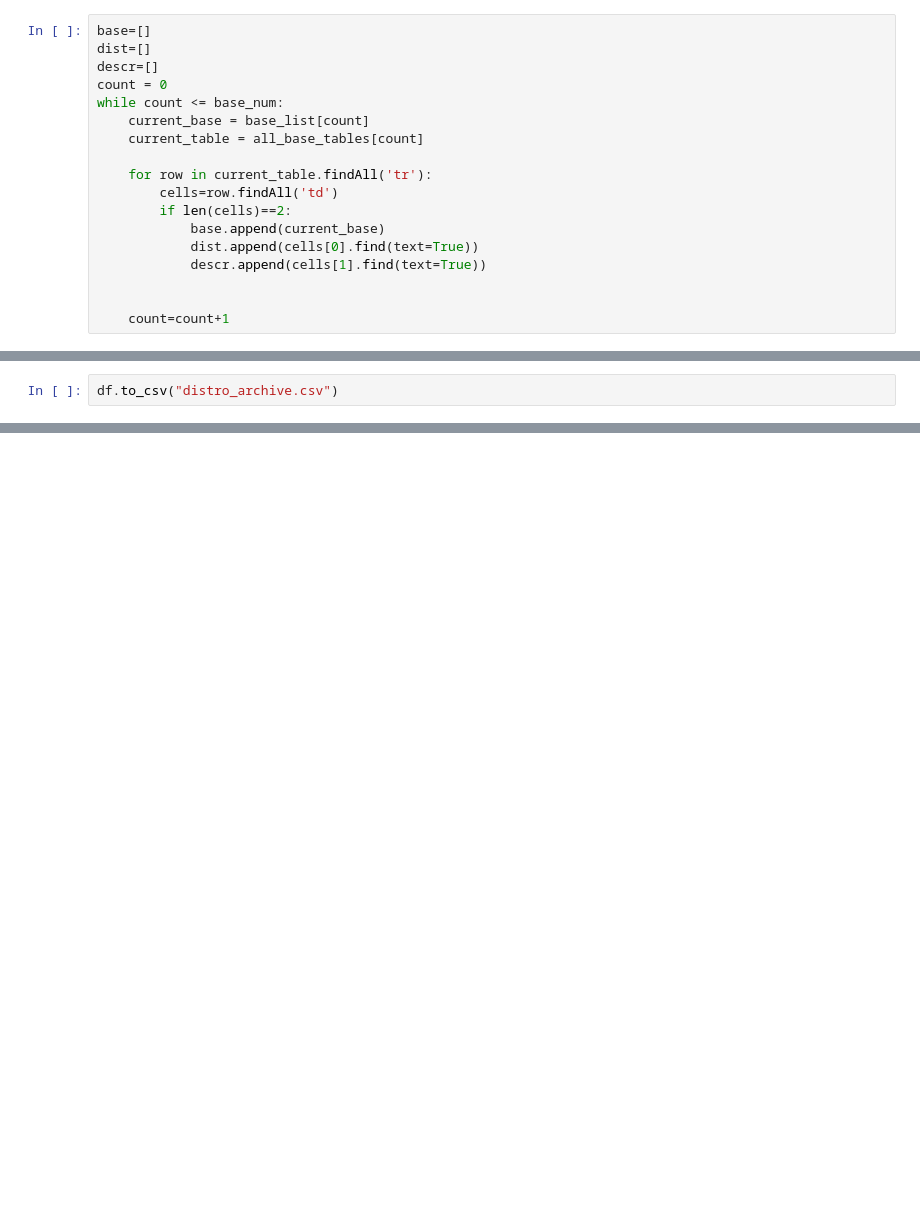
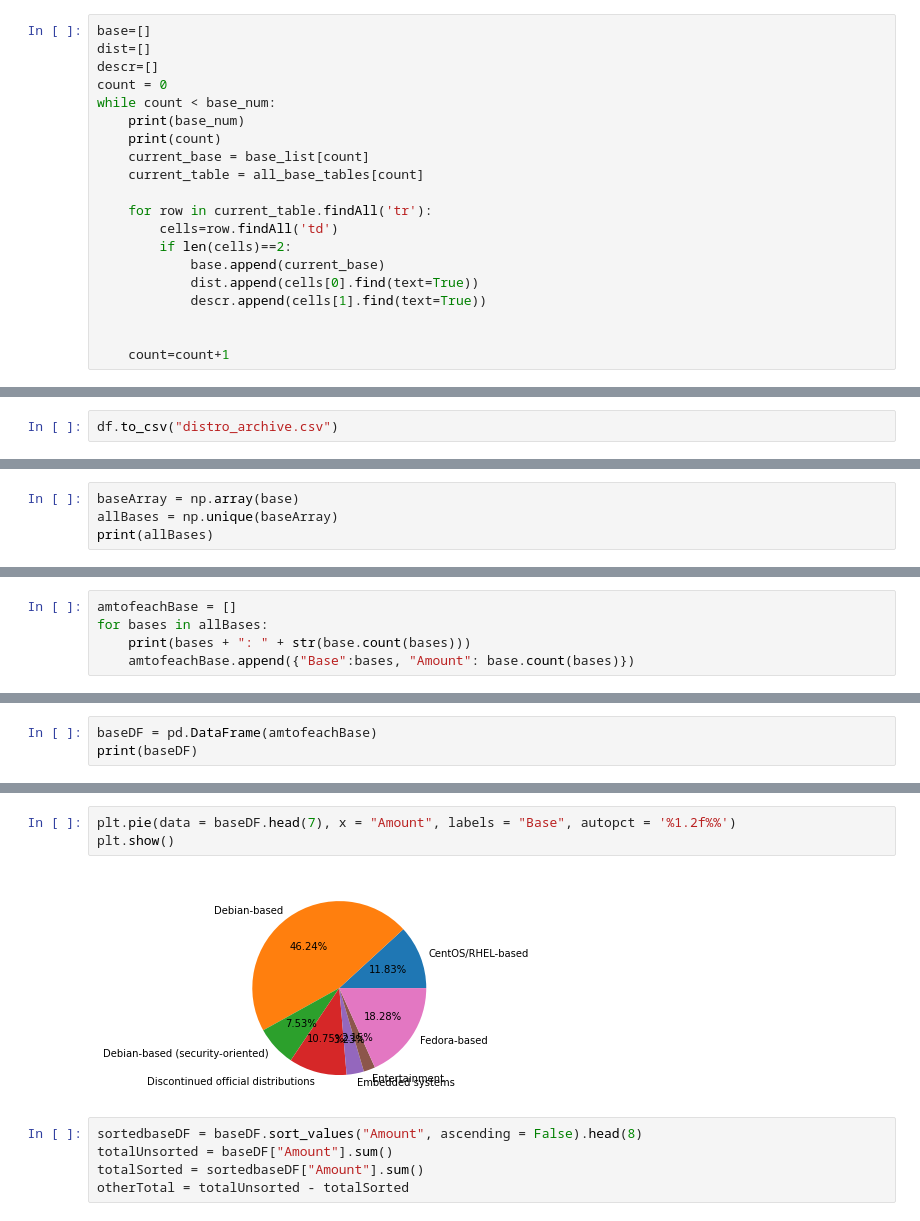
Before and after one commit to B0G0311/CSC221-PTGARLAND-GroupProject, a Jupyter notebook: CSC221_ptgarland_GroupProject.ipynb, the cells around one changed output, grey strips where cells are left out. Drawn from its saved outputs; the diff is of its cells as text; blank space fills up the shorter version.

Commit message:
Add files via upload
Updated jupyter notebook with graph code

```diff
--- a/CSC221_ptgarland_GroupProject.ipynb
+++ b/CSC221_ptgarland_GroupProject.ipynb
@@ -116,7 +116,9 @@ base=[]
 dist=[]
 descr=[]
 count = 0
-while count <= base_num:
+while count < base_num:
+    print(base_num)
+    print(count)
     current_base = base_list[count]
     current_table = all_base_tables[count]
 
@@ -171,0 +195,4 @@ df.to_csv("distro_archive.csv")
+# %%
+baseArray = np.array(base)
+allBases = np.unique(baseArray)
+print(allBases)
@@ -171,0 +208,5 @@ df.to_csv("distro_archive.csv")
+# %%
+amtofeachBase = []
+for bases in allBases:
+    print(bases + ": " + str(base.count(bases)))
+    amtofeachBase.append({"Base":bases, "Amount": base.count(bases)})
@@ -171,0 +231,3 @@ df.to_csv("distro_archive.csv")
+# %%
+baseDF = pd.DataFrame(amtofeachBase)
+print(baseDF)
@@ -171,0 +252,10 @@ df.to_csv("distro_archive.csv")
+# %%
+plt.pie(data = baseDF.head(7), x = "Amount", labels = "Base", autopct = '%1.2f%%')
+plt.show()
+# %% [output]
+[figure, added]
+# %%
+sortedbaseDF = baseDF.sort_values("Amount", ascending = False).head(8)
+totalUnsorted = baseDF["Amount"].sum()
+totalSorted = sortedbaseDF["Amount"].sum()
+otherTotal = totalUnsorted - totalSorted
```
Also changed, not shown: parts of 10 cells of this notebook.
